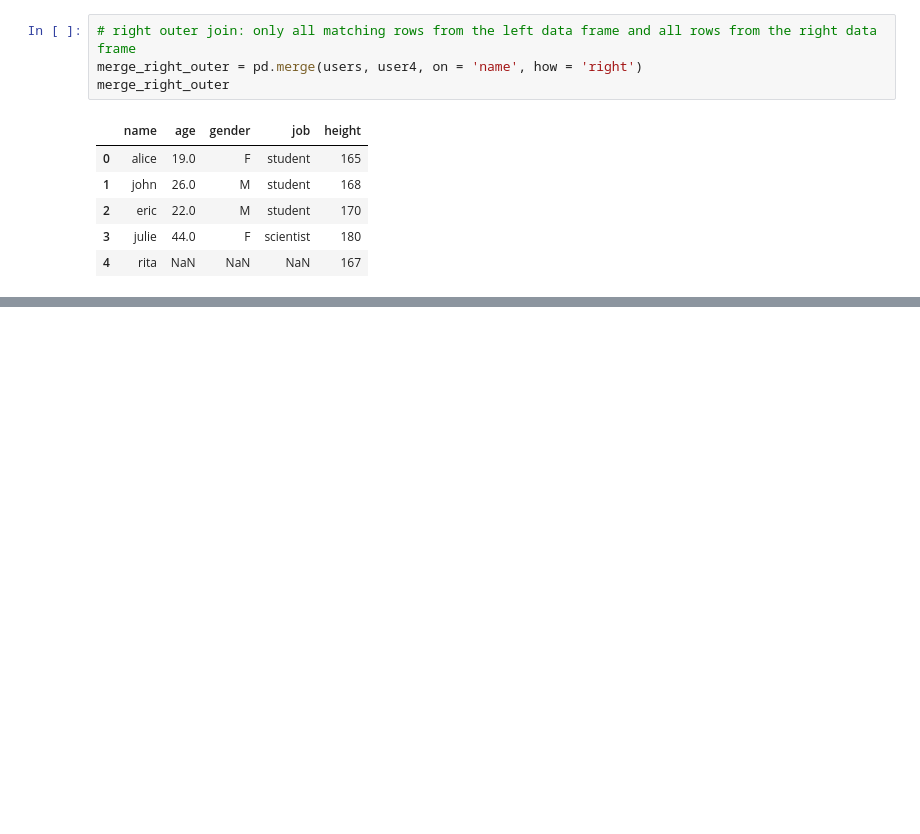
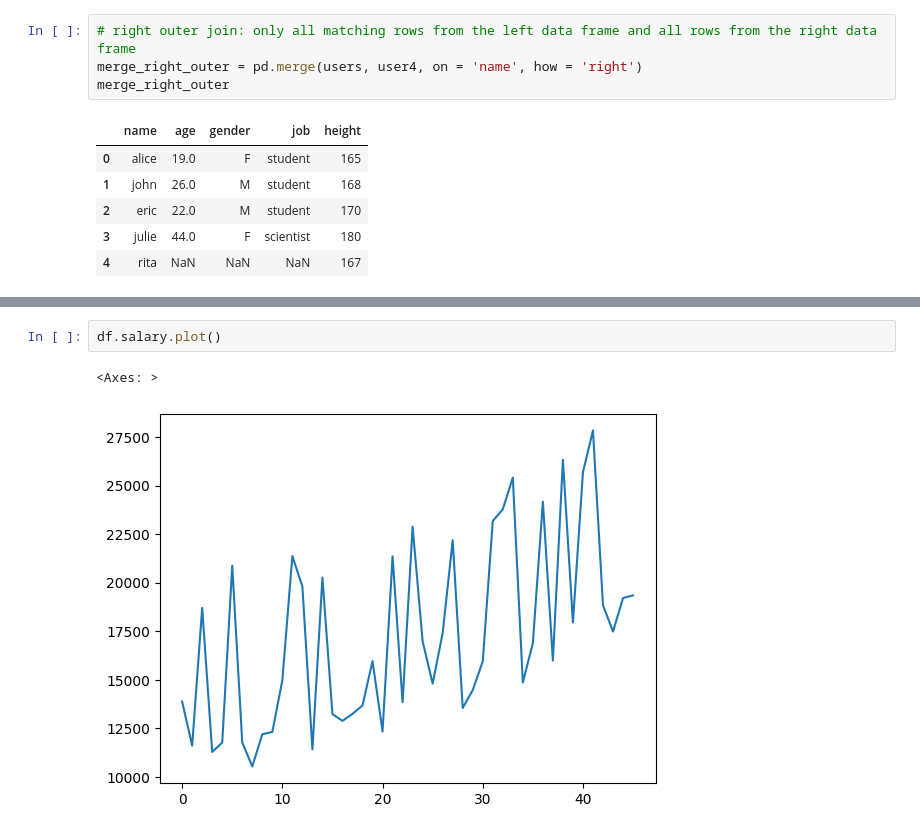
Before and after one commit to sangsaptak/DSTraining, a Jupyter notebook: Pandas.ipynb, the cells around one changed output, grey strips where cells are left out. Cells and saved outputs as stored; diff of their text form; blank space fills up the shorter version.

```diff
--- a/Pandas.ipynb
+++ b/Pandas.ipynb
@@ -484,0 +1657,5 @@ merge_right_outer
+# %%
+df.salary.plot()
+# %% [output]
+<Axes: >
+[figure, added]
```
Also changed, not shown: parts of 130 cells of this notebook, 2 other files.
